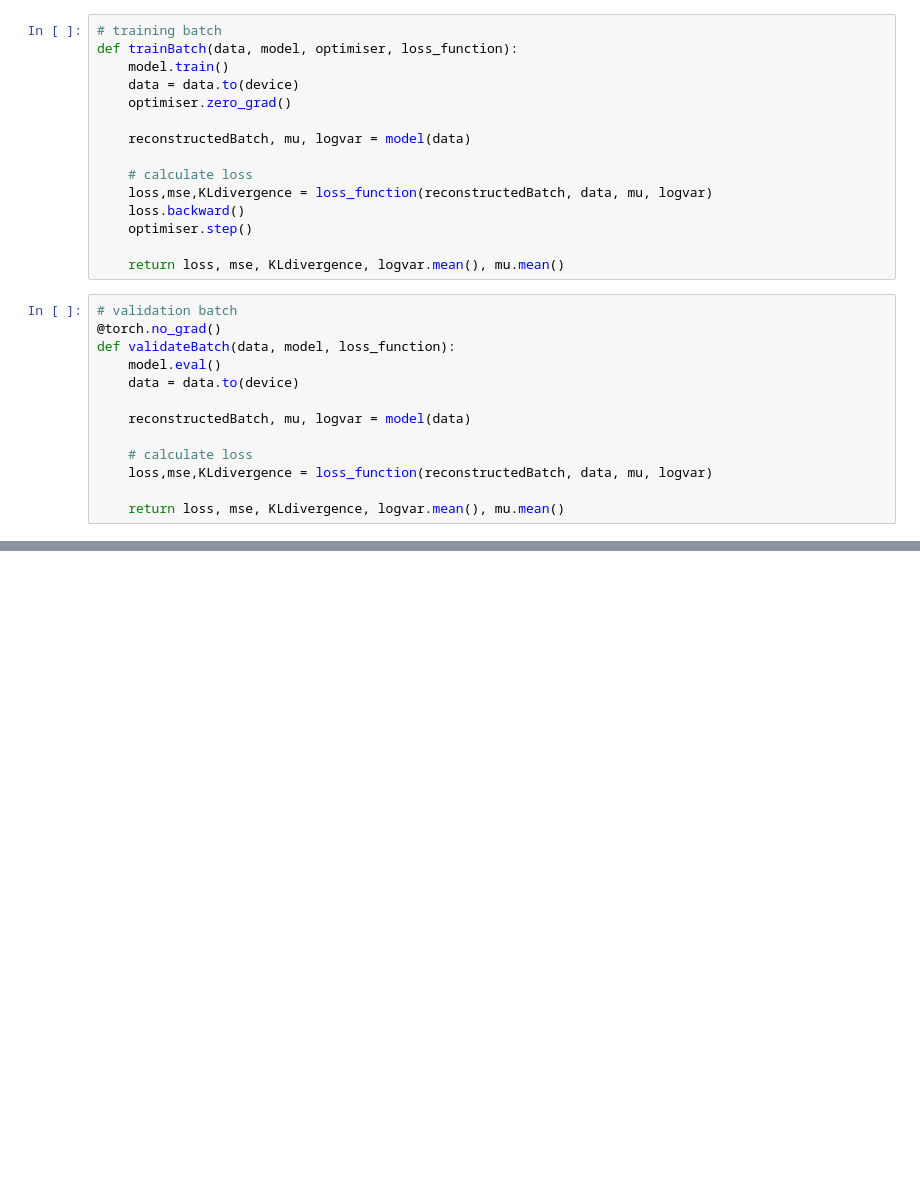
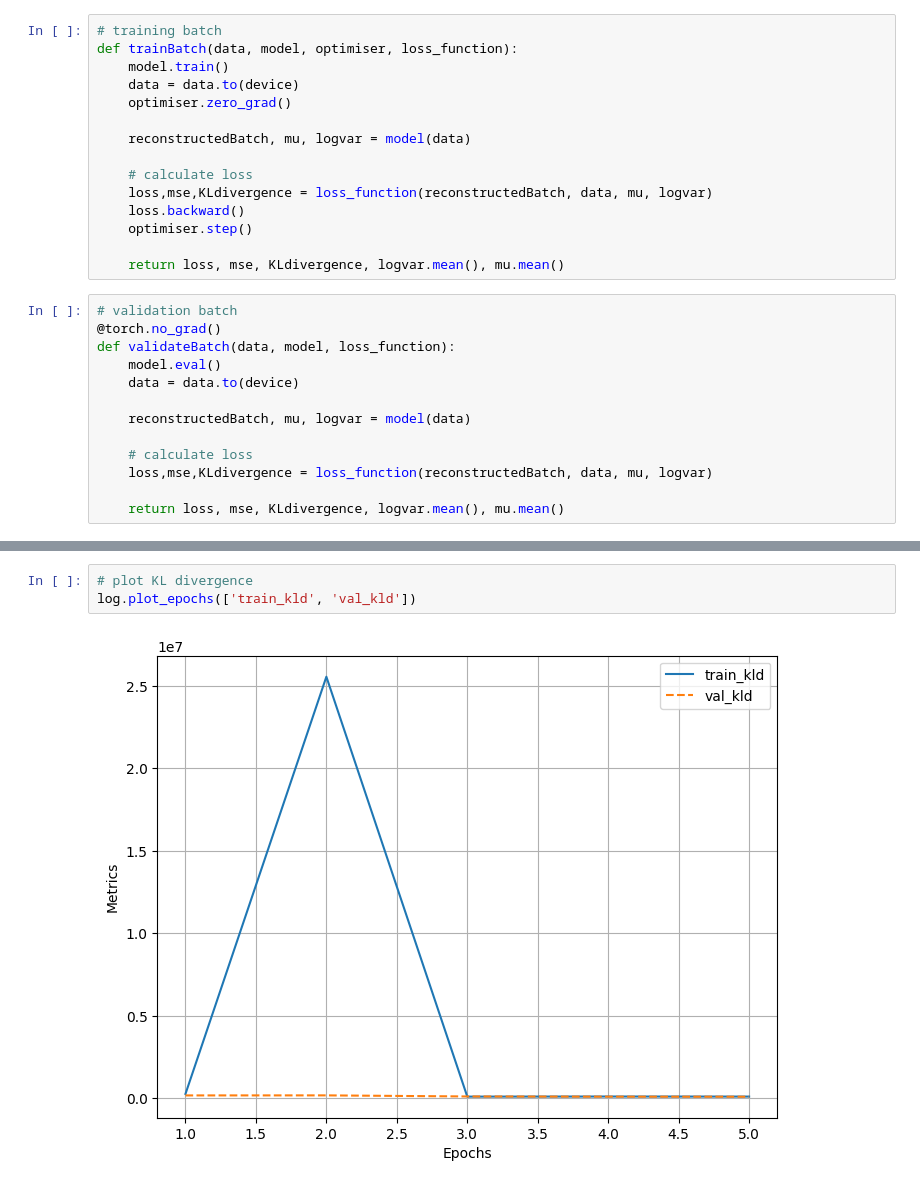
Before and after one commit to ayushraina2028/Term-Paper, a Jupyter notebook: Codes/VariationalAutoEncoder2.ipynb, the cells around one changed output, grey strips where cells are left out. Cells and saved outputs as stored; diff of their text form; blank space fills up the shorter version.

```diff
--- a/Codes/VariationalAutoEncoder2.ipynb
+++ b/Codes/VariationalAutoEncoder2.ipynb
@@ -260,0 +300,5 @@ log.plot_epochs(['train_loss', 'val_loss'])
+# %%
+# plot KL divergence
+log.plot_epochs(['train_kld', 'val_kld'])
+# %% [output]
+[figure, added]
```
Also changed, not shown: parts of 10 cells of this notebook, 11 other files.
